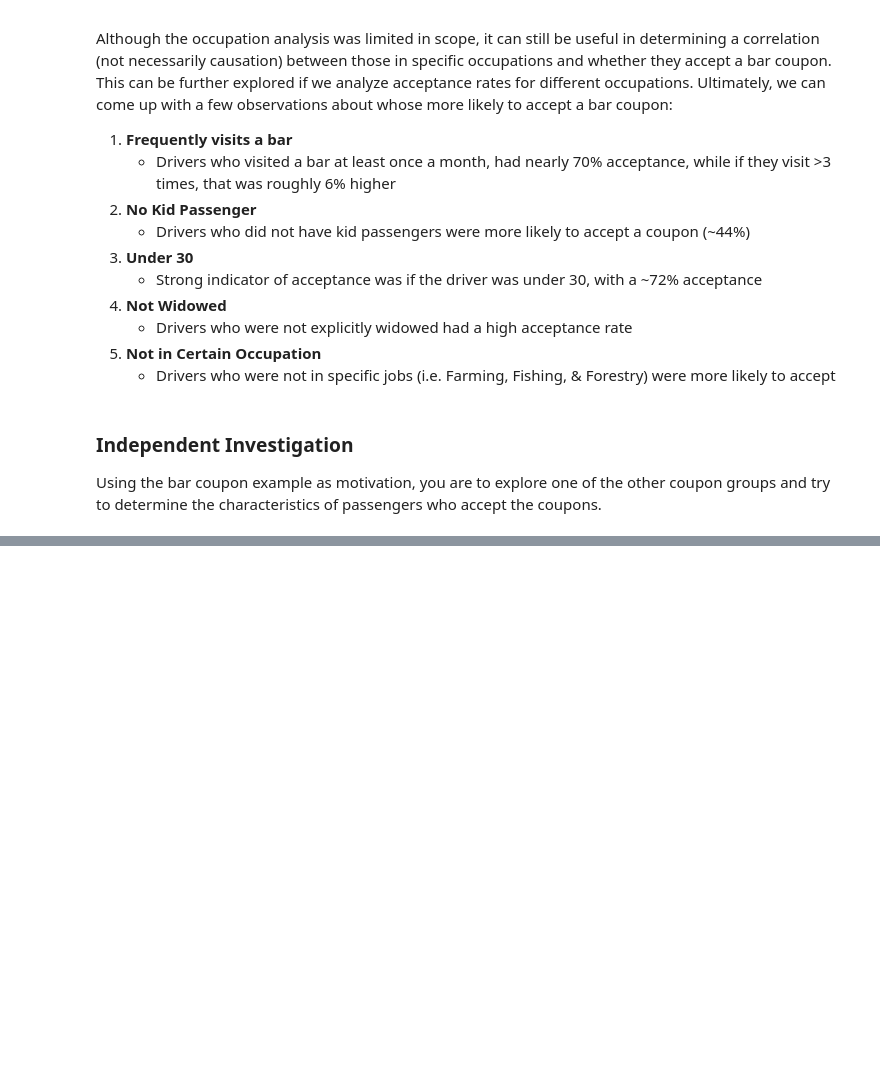
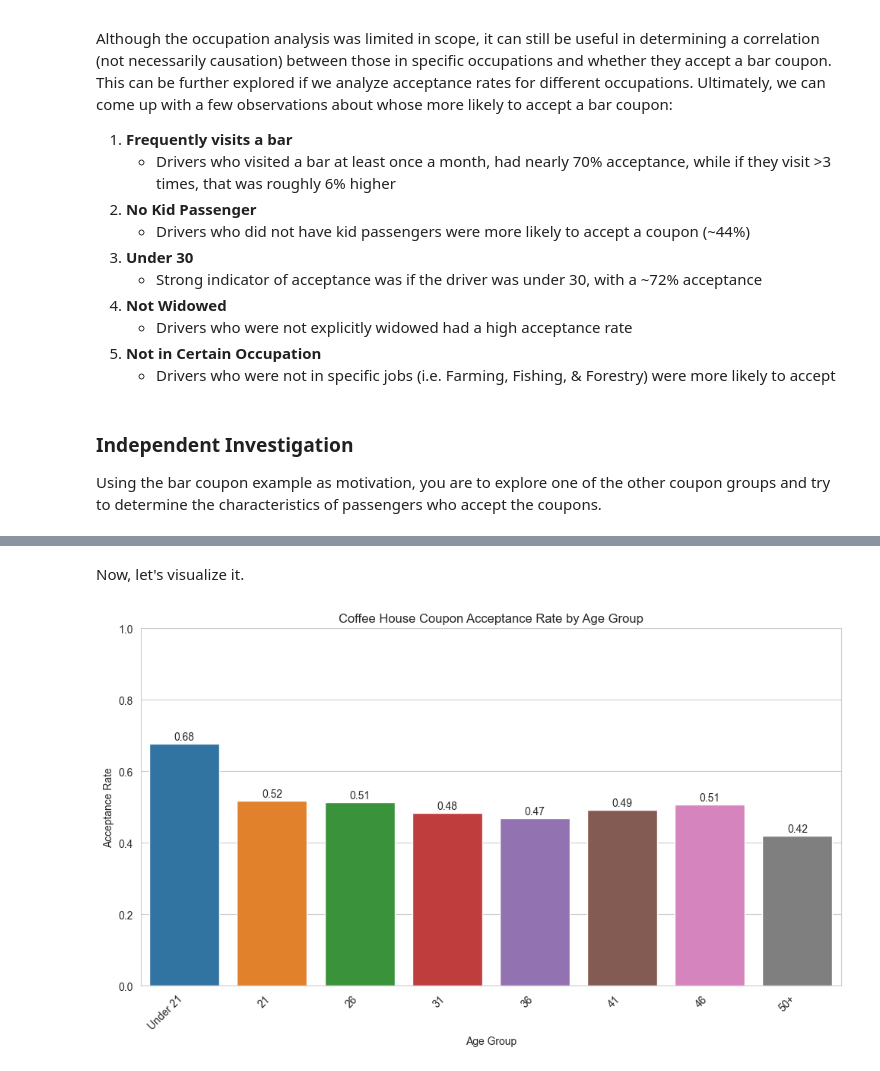
Before and after one commit to thechiangsta/UCB-Module-5-Assignment, a Jupyter notebook: coupon_analysis.ipynb, the cells around one changed output, grey strips where cells are left out. Drawn from its saved outputs; the diff is of its cells as text; code cells hidden in the pictures; blank space fills up the shorter version.

```diff
--- a/coupon_analysis.ipynb
+++ b/coupon_analysis.ipynb
@@ -487,0 +553,5 @@ Using the bar coupon example as motivation, you are to explore one of the other
+# %%
+# Group by age and compute acceptance rates
+age_groups = ['below21', '21', '26', '31', '36', '41', '46', '50plus']
+age_summary = coffee_data.groupby('age')['Y'].agg(acceptance_rate='mean', count='size').reindex(age_groups)
+age_summary
@@ -487,0 +569,26 @@ Using the bar coupon example as motivation, you are to explore one of the other
+# %% [markdown]
+Now, let's visualize it.
+# %%
+fig, ax = plt.subplots(figsize=(10,6))
+acc_by_age_plot = sns.barplot(x='age', y='acceptance_rate', data=age_summary, hue='age')
+age_labels = ['Under 21', '21', '26', '31', '36', '41', '46', '50+']
+plt.title('Coffee House Coupon Acceptance Rate by Age Group')
+plt.xlabel('Age Group')
+plt.ylabel('Acceptance Rate')
+acc_by_age_plot.set_xticks(age_groups)
+acc_by_age_plot.set_xticklabels(age_labels)
+plt.xticks(rotation=45, ha='right')
+plt.ylim(0, 1)
+
+# Annotate bars with acceptance rates
+for p in acc_by_age_plot.patches:
+    height = p.get_height()
+    plt.text(p.get_x() + p.get_width()/2.,
+             height + 0.01,
+             f'{height:.2f}',
+             ha="center")
+
+plt.tight_layout()
+plt.show()
+# %% [output]
+[figure, added]
```
Also changed, not shown: parts of 23 cells of this notebook.
